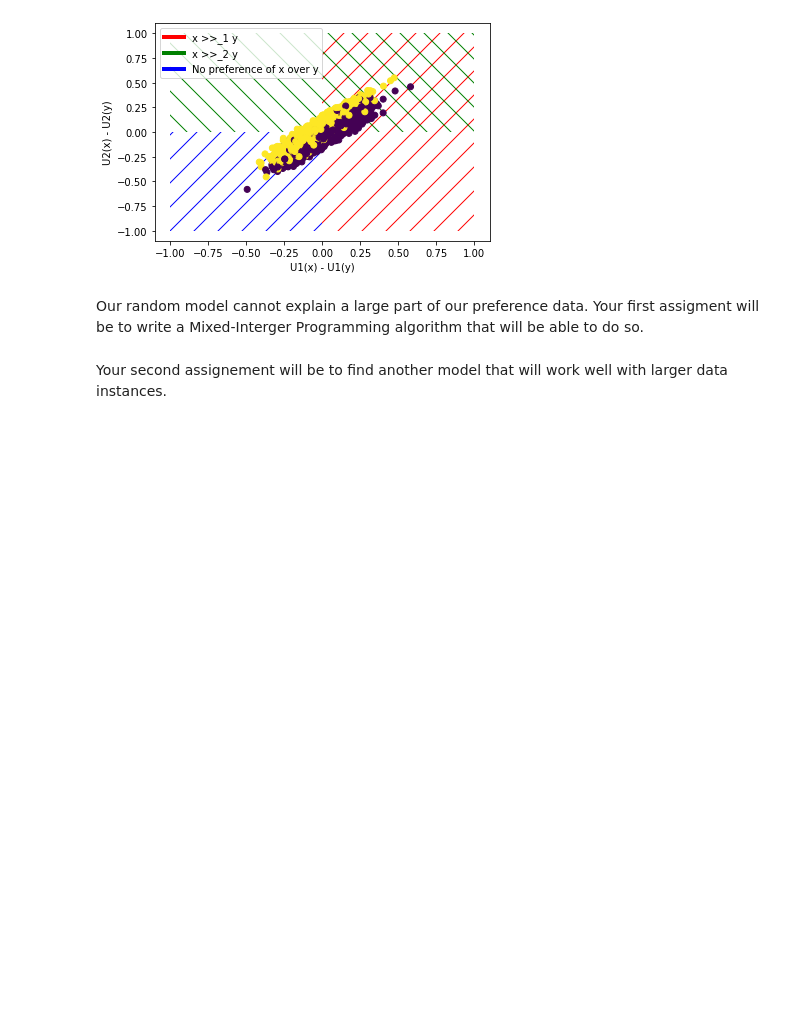
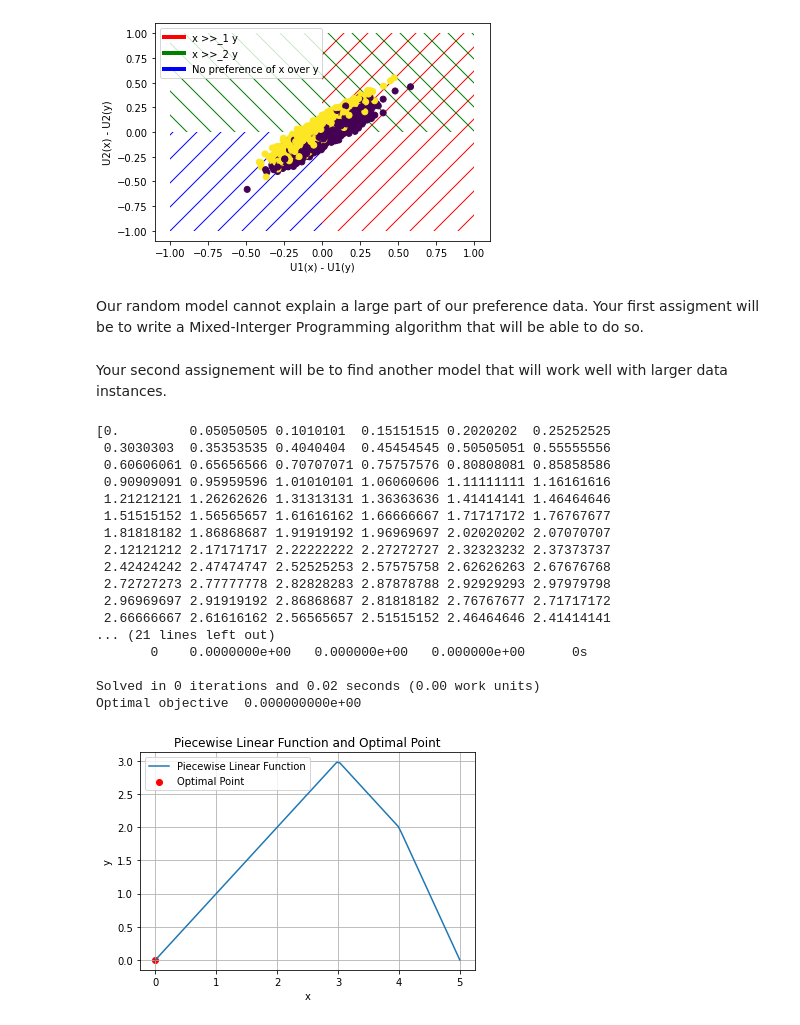
Before and after one commit to artefactory/cs-sdp-2023-24, a Jupyter notebook: notebooks/example.ipynb, the cells around one changed output. Saved outputs shown, nothing was run; the diff lists cells and outputs as text; code cells hidden in the pictures; blank space fills up the shorter version.

Commit message:
Gurobi model

```diff
--- a/notebooks/example.ipynb
+++ b/notebooks/example.ipynb
@@ -152,3 +175,53 @@ from IPython.display import Image
 Image("../images/MIP_results_example.png")
 # %% [markdown]
 Your second assignement will be to find another model that will work well with larger data instances.
+# %%
+import matplotlib.pyplot as plt
+import numpy as np
+
+# Define the piecewise linear function
+breakpoints = [0, 1, 2, 3, 4, 5]
+values = [0, 1, 2, 3, 2, 0]
+
+# Create a range of x values for the plot
+x_values = np.linspace(0, 5, 100)
+y_values = np.interp(x_values, breakpoints, values)
+
+# Create a Gurobi optimization model (just for reference)
+model = Model()
+x = model.addVar(lb=0, ub=5, name="x")
+y = model.addVar(lb=0, ub=5, name="y")
+model.setObjective(y, GRB.MINIMIZE)
+model.optimize()
+
+# Get the optimal value of x from the model
+optimal_x = x.X
+
+# Plot the piecewise linear function
+plt.plot(x_values, y_values, label="Piecewise Linear Function")
+plt.scatter([optimal_x], [np.interp(optimal_x, breakpoints, values)], color='red', label="Optimal Point")
+plt.xlabel("x")
+plt.ylabel("y")
+plt.legend()
+plt.grid(True)
+plt.title("Piecewise Linear Function and Optimal Point")
+plt.show()
+# %% [output]
+[0.         0.05050505 0.1010101  0.15151515 0.2020202  0.25252525
+ 0.3030303  0.35353535 0.4040404  0.45454545 0.50505051 0.55555556
+ 0.60606061 0.65656566 0.70707071 0.75757576 0.80808081 0.85858586
+ 0.90909091 0.95959596 1.01010101 1.06060606 1.11111111 1.16161616
+ 1.21212121 1.26262626 1.31313131 1.36363636 1.41414141 1.46464646
+ 1.51515152 1.56565657 1.61616162 1.66666667 1.71717172 1.76767677
+ 1.81818182 1.86868687 1.91919192 1.96969697 2.02020202 2.07070707
+ 2.12121212 2.17171717 2.22222222 2.27272727 2.32323232 2.37373737
+ 2.42424242 2.47474747 2.52525253 2.57575758 2.62626263 2.67676768
+ 2.72727273 2.77777778 2.82828283 2.87878788 2.92929293 2.97979798
+ 2.96969697 2.91919192 2.86868687 2.81818182 2.76767677 2.71717172
+ 2.66666667 2.61616162 2.56565657 2.51515152 2.46464646 2.41414141
+... (21 lines left out)
+       0    0.0000000e+00   0.000000e+00   0.000000e+00      0s
+
+Solved in 0 iterations and 0.02 seconds (0.00 work units)
+Optimal objective  0.000000000e+00
+[figure, added]
```
Also changed, not shown: parts of 10 cells of this notebook, 1 other file.
